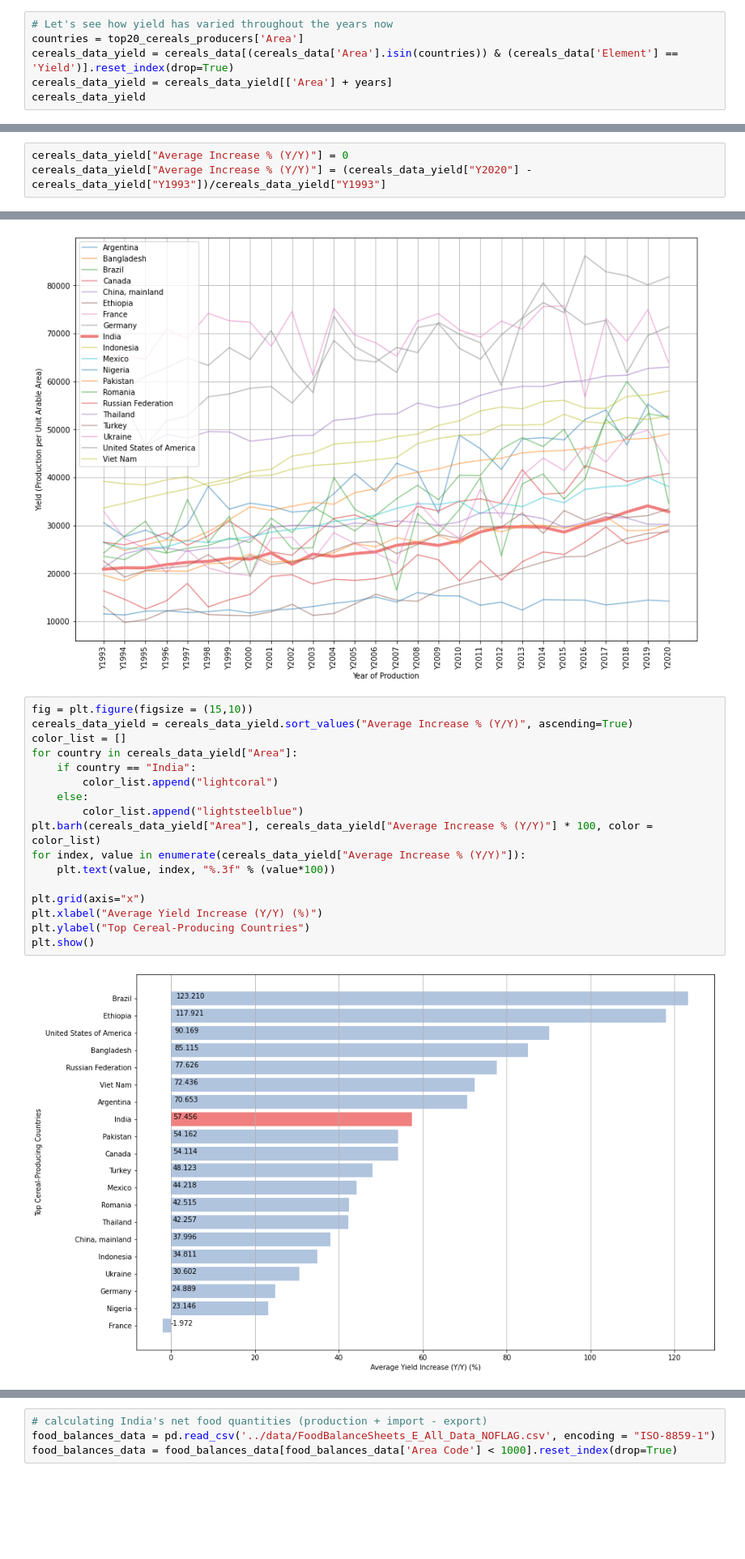
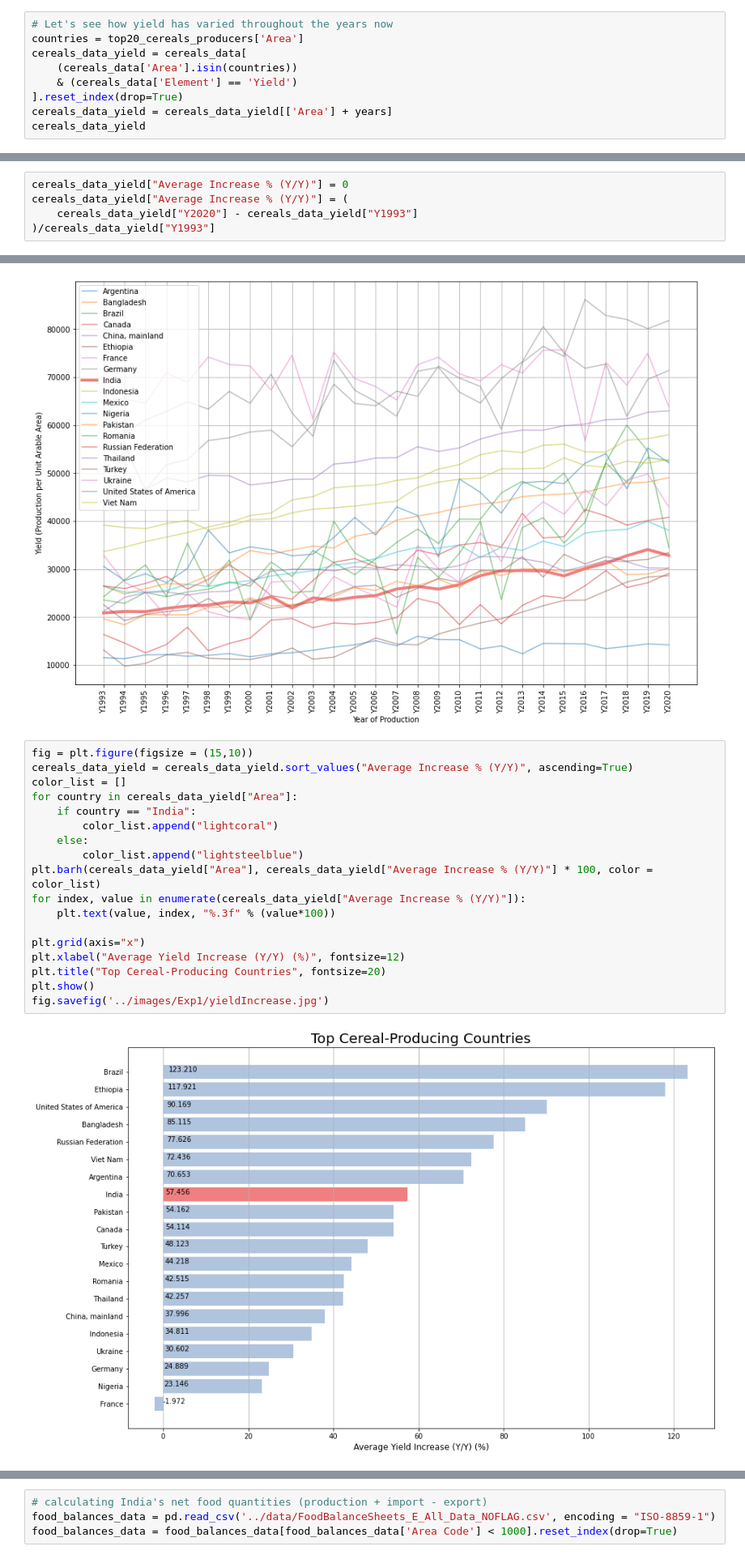
Before and after one commit to nitinjain96/food-security, a Jupyter notebook: exp/Exp001_playing_around_agriculture_production_data.ipynb, the cells around one changed output, grey strips where cells are left out. Shown at 81% size. Saved outputs shown, nothing was run; the diff lists cells and outputs as text; blank space fills up the shorter version.

Commit message:
Fixed Exp1 graphs and code

```diff
--- a/exp/Exp001_playing_around_agriculture_production_data.ipynb
+++ b/exp/Exp001_playing_around_agriculture_production_data.ipynb
@@ -92,7 +92,10 @@ plt.show()
 # %%
 # Let's see how yield has varied throughout the years now
 countries = top20_cereals_producers['Area']
-cereals_data_yield = cereals_data[(cereals_data['Area'].isin(countries)) & (cereals_data['Element'] == 'Yield')].reset_index(drop=True)
+cereals_data_yield = cereals_data[
+    (cereals_data['Area'].isin(countries))
+    & (cereals_data['Element'] == 'Yield')
+].reset_index(drop=True)
 cereals_data_yield = cereals_data_yield[['Area'] + years]
 cereals_data_yield
 # %% [output]
@@ -116,7 +119,9 @@ cereals_data_yield
 20 rows × 29 columns
 # %%
 cereals_data_yield["Average Increase % (Y/Y)"] = 0
-cereals_data_yield["Average Increase % (Y/Y)"] = (cereals_data_yield["Y2020"] - cereals_data_yield["Y1993"])/cereals_data_yield["Y1993"]
+cereals_data_yield["Average Increase % (Y/Y)"] = (
+    cereals_data_yield["Y2020"] - cereals_data_yield["Y1993"]
+)/cereals_data_yield["Y1993"]
 # %%
 fig = plt.figure(figsize=(15, 10))
 for index, row in cereals_data_yield.iterrows():
@@ -136,21 +141,22 @@ plt.show()
 # %%
 fig = plt.figure(figsize = (15,10))
 cereals_data_yield = cereals_data_yield.sort_values("Average Increase % (Y/Y)", ascending=True)
 color_list = []
 for country in cereals_data_yield["Area"]:
     if country == "India":
         color_list.append("lightcoral")
     else:
         color_list.append("lightsteelblue")
 plt.barh(cereals_data_yield["Area"], cereals_data_yield["Average Increase % (Y/Y)"] * 100, color = color_list)
 for index, value in enumerate(cereals_data_yield["Average Increase % (Y/Y)"]):
     plt.text(value, index, "%.3f" % (value*100))
 
 plt.grid(axis="x")
-plt.xlabel("Average Yield Increase (Y/Y) (%)")
-plt.ylabel("Top Cereal-Producing Countries")
+plt.xlabel("Average Yield Increase (Y/Y) (%)", fontsize=12)
+plt.title("Top Cereal-Producing Countries", fontsize=20)
 plt.show()
+fig.savefig('../images/Exp1/yieldIncrease.jpg')
 # %% [output]
-[figure, old version]
+[figure, new version]
 # %%
 def get_india_rank(prod_resource):
```
Also changed, not shown: parts of 9 cells of this notebook, 8 other files.
